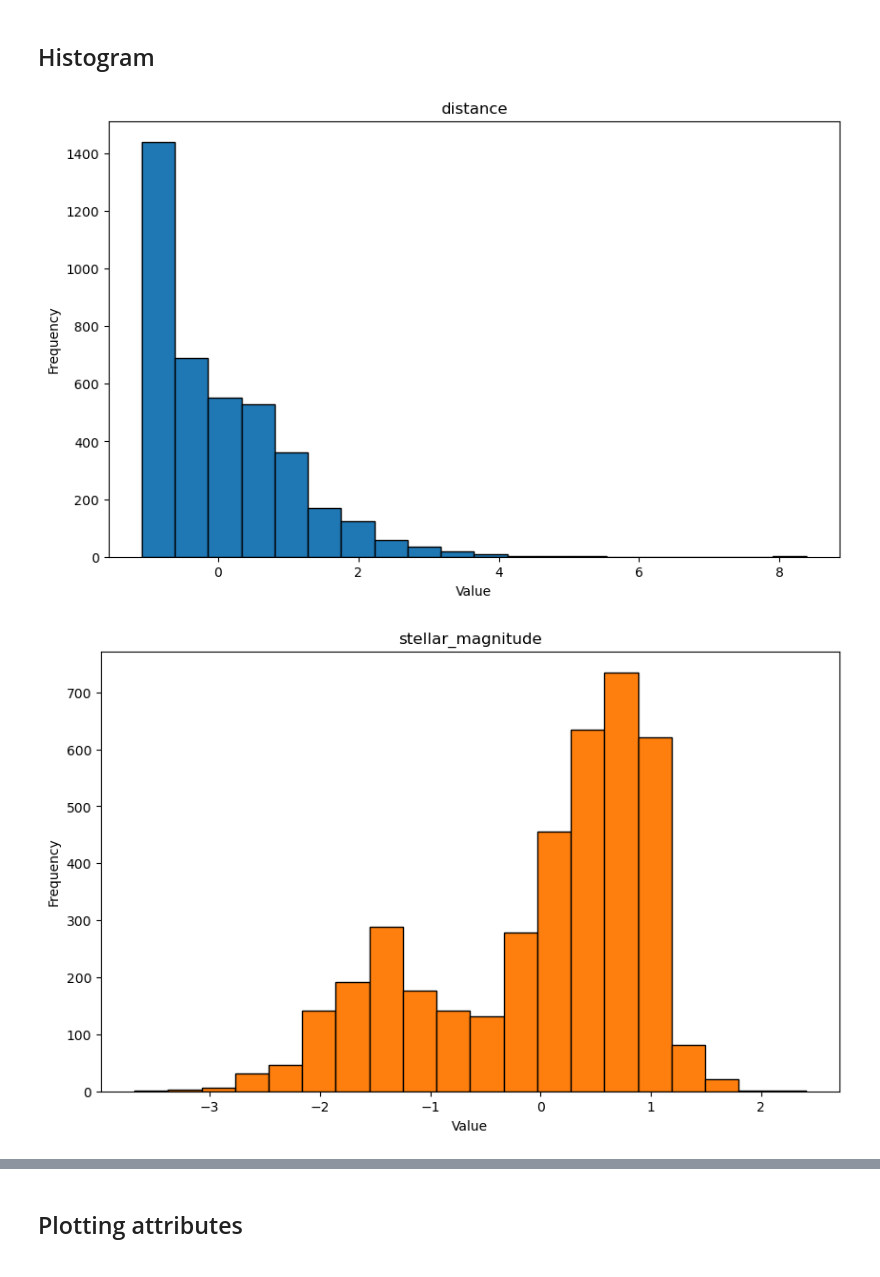
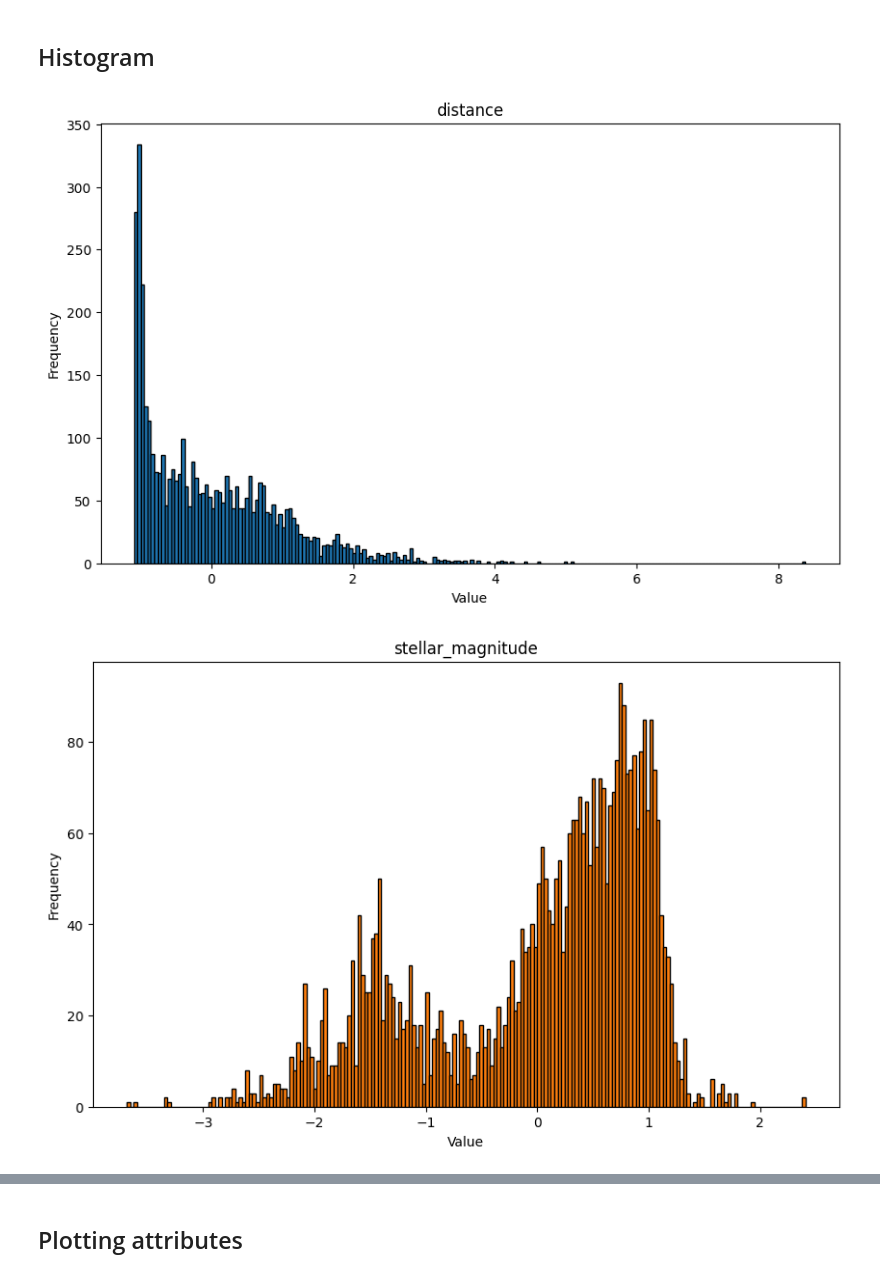
Before and after one commit to lelegod/ml_project, a Jupyter notebook: project1.ipynb, the cells around one changed output, grey strips where cells are left out. Cells and saved outputs as stored; diff of their text form; code cells hidden in the pictures.

```diff
--- a/project1.ipynb
+++ b/project1.ipynb
@@ -26,13 +44,14 @@ df.head()
 | 3 | 58.0 | 6.61935 | Gas Giant | 2002 | 8.13881 | Jupiter | ... |
 | 4 | 69.0 | 6.21500 | Gas Giant | 1996 | 1.78000 | Jupiter | ... |
 # %%
-jupiter_mass = 1.898 * 10**27 #kg
-jupiter_radius = 69911 #km
-earth_mass = 5.972 * 10**24
-earth_radius = 6378
-df["mass_wrt"] = np.where(df["mass_wrt"] == "Jupiter", jupiter_mass, earth_mass)
+# mass transformation: The dataset contains a mass calculation based on two planets. We unify that into a single mass variable
+jupiter_mass_kg = 1.898 * 10**27 #kg
+jupiter_radius_km = 69911 #km
+earth_mass_kg = 5.972 * 10**24
+earth_radius_km = 6378
+df["mass_wrt"] = np.where(df["mass_wrt"] == "Jupiter", jupiter_mass_kg, earth_mass_kg)
 df["mass"] = np.multiply(df["mass_multiplier"], df["mass_wrt"])
-df["radius_wrt"] = np.where(df["radius_wrt"] == "Jupiter", jupiter_radius, earth_radius)
+df["radius_wrt"] = np.where(df["radius_wrt"] == "Jupiter", jupiter_radius_km, earth_radius_km)
 df["radius"] = np.multiply(df["radius_multiplier"], df["radius_wrt"])
 df = df.drop(["mass_wrt", "radius_wrt", "mass_multiplier", "radius_multiplier"], axis=1)
 print(df, df.shape)
@@ -59,10 +90,20 @@ print(df, df.shape)
 # %%
+
 planet_type = df["planet_type"]
-df_without_type = df.drop("planet_type", axis=1)
-df_without_type["detection_method"] = df["detection_method"].astype("category").cat.codes
+encoded_df = df.copy()
+#we encode the categorical variables, to make it digestable for the training stage later
+encoded_df["detection_method"] = encoded_df["detection_method"].astype("category").cat.codes
+encoded_df["planet_type"] = encoded_df["planet_type"].astype("category").cat.codes
+
+#we have a separate df, so that the standardization is only done for the non-categorical variables
+df_without_type = encoded_df.drop(["planet_type", "detection_method"] , axis=1)
+
 df_std = (df_without_type - np.mean(df_without_type, axis=0)) / np.std(df_without_type, axis=0)
 print(np.std(df_std, axis=0))
-df_std["planet_type"] = planet_type
+
+#we add back everything
+df_std["planet_type"] = encoded_df["planet_type"]
+df_std["detection_method"] = encoded_df["detection_method"]
 df_std
 # %% [output]
 distance             1.0
@@ -101,10 +152,10 @@ assert y_classification.shape == (num_obeservation,)
 # %%
 for i in range(9):
     plt.figure(figsize=(10,6))
-    plt.hist(X_classification.iloc[:, i], color=f"C{i}", bins=20, edgecolor='black')
+    plt.hist(X_classification.iloc[:, i], color=f"C{i}", bins=200, edgecolor='black')
     plt.title(X_classification.columns[i])
     plt.xlabel("Value")
     plt.ylabel("Frequency")
 # %% [output]
-[figure, old version]
+[figure, new version]
-[figure, old version]
+[figure, new version]
```
Also changed, not shown: parts of 9 cells of this notebook.
